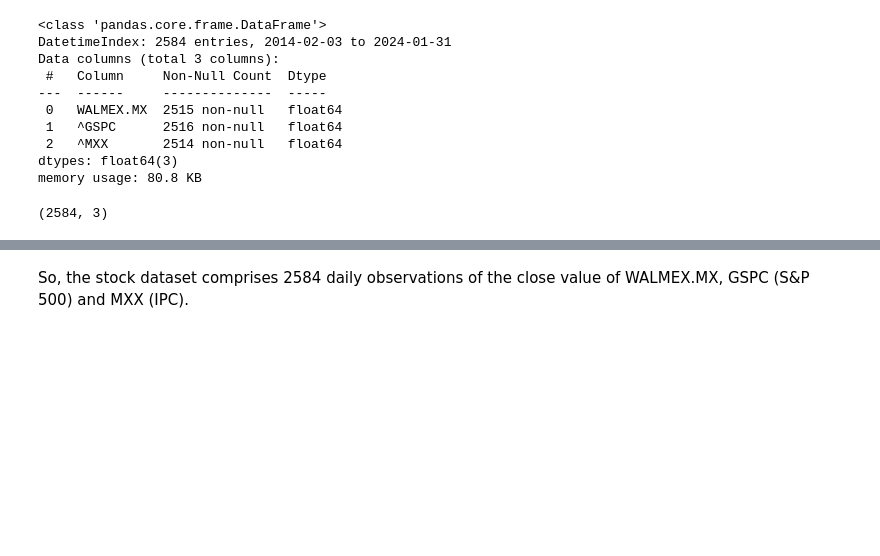
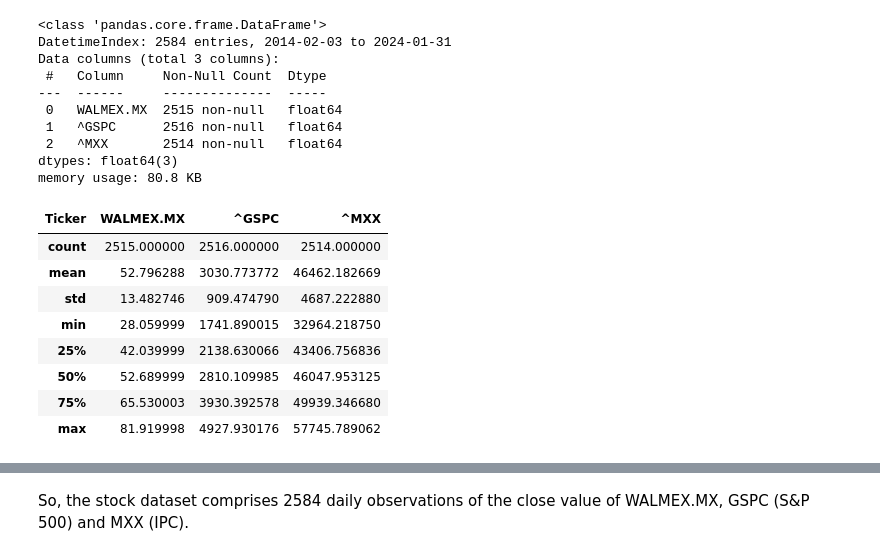
Before and after one commit to DanielEduardoLopez/SalesForecasting, a Jupyter notebook: SalesPrediction.ipynb, the cells around one changed output, grey strips where cells are left out. Drawn from its saved outputs; the diff is of its cells as text; code cells hidden in the pictures; blank space fills up the shorter version.

```diff
--- a/SalesPrediction.ipynb
+++ b/SalesPrediction.ipynb
@@ -257,7 +259,16 @@ Data columns (total 3 columns):
  2   ^MXX       2514 non-null   float64
 dtypes: float64(3)
 memory usage: 80.8 KB
-# %%
-stocks_df.shape
-# %% [output]
-(2584, 3)
+# %%
+# Basic statistical description
+stocks_df.describe()
+# %% [output]
+| Ticker | WALMEX.MX | ^GSPC | ^MXX |
+| count | 2515.000000 | 2516.000000 | 2514.000000 |
+| mean | 52.796288 | 3030.773772 | 46462.182669 |
+| std | 13.482746 | 909.474790 | 4687.222880 |
+| min | 28.059999 | 1741.890015 | 32964.218750 |
+| 25% | 42.039999 | 2138.630066 | 43406.756836 |
+| 50% | 52.689999 | 2810.109985 | 46047.953125 |
+| 75% | 65.530003 | 3930.392578 | 49939.346680 |
+| max | 81.919998 | 4927.930176 | 57745.789062 |
```
Also changed, not shown: parts of 9 cells of this notebook.
